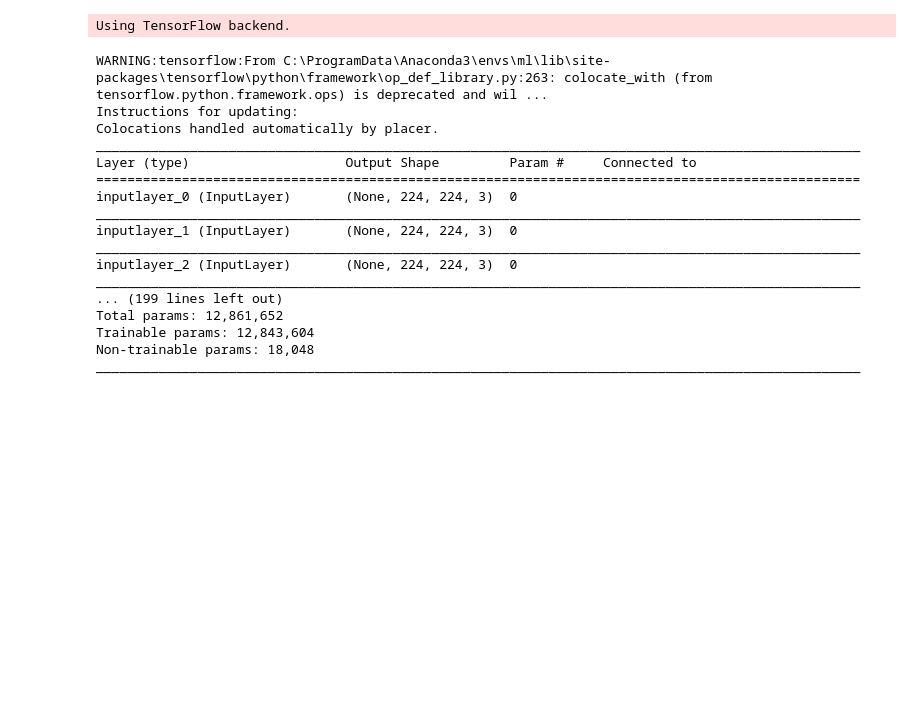
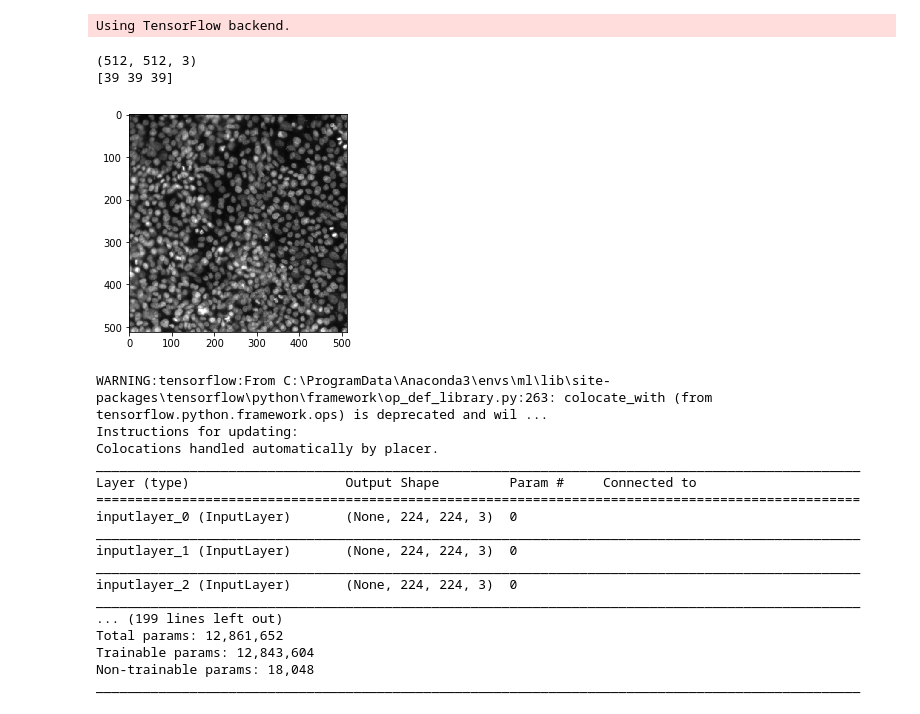
Before and after one commit to rbudnar/Capstone-project, a Jupyter notebook: Testing.ipynb, the cells around one changed output. Saved outputs shown, nothing was run; the diff lists cells and outputs as text; code cells hidden in the pictures; blank space fills up the shorter version.

```diff
--- a/Testing.ipynb
+++ b/Testing.ipynb
@@ -21,5 +22,14 @@ from math import ceil
 # %% [output]
 Using TensorFlow backend.
+# %%
+img = cv2.imread("./train/HEPG2-01/Plate1/B02_s1_w1.png")
+print(img.shape)
+plt.imshow(img)
+print(img[0][0])
+# %% [output]
+(512, 512, 3)
+[39 39 39]
+[figure, added]
 # %%
 #df.to_csv(path_or_buf="train_1.csv", index=False)
 # df3 = generate_dataframe_from_csv_rootpath("./train.csv")
```
Also changed, not shown: parts of 1 cell of this notebook, 5 other files.
